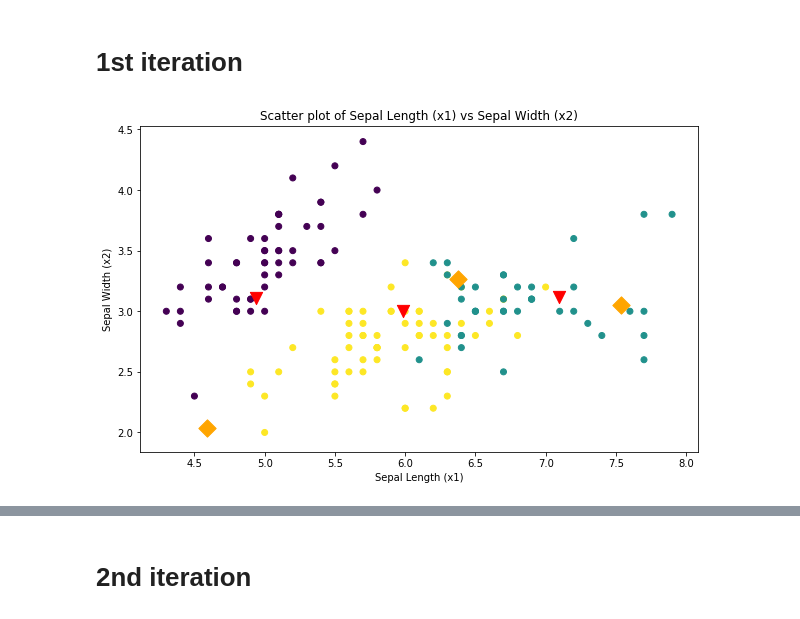
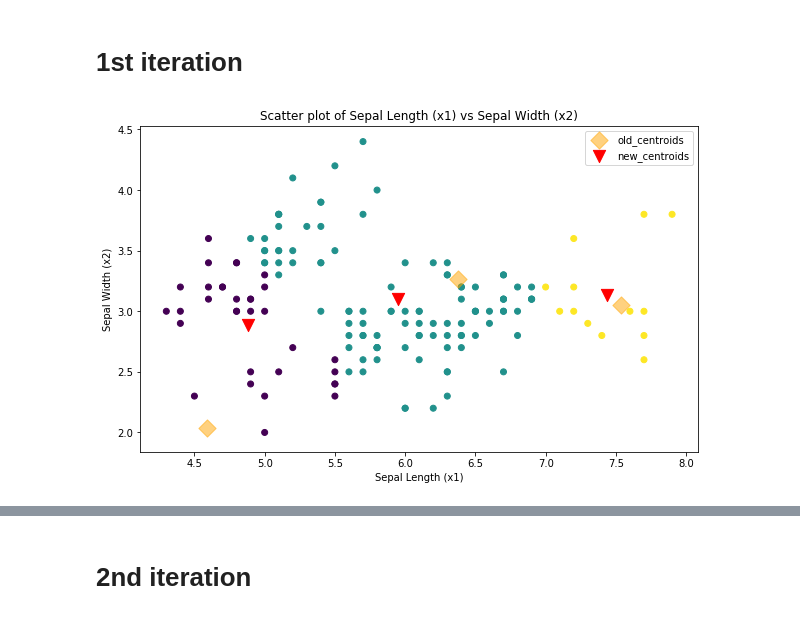
Before and after one commit to xslittlemaggie/ML-DL-Algorithm-Notes, a Jupyter notebook: K-Means from scratch.ipynb, the cells around one changed output, grey strips where cells are left out. Cells and saved outputs as stored; diff of their text form; code cells hidden in the pictures.

```diff
--- a/K-Means from scratch.ipynb
+++ b/K-Means from scratch.ipynb
@@ -72,11 +72,11 @@ X.head()
 # %% [markdown]
 ## Step 2: A pilot study of Kmeans with two features
 # %%
-samples = iris.data
+data = iris.data
 target = iris.target
-x = samples[:, 0] # all rows first column
-y = samples[:, 1] # all rows second column
-sepal_length_width = np.array(list(zip(x, y)))
+x = data[:, 0]
+y = data[:, 1]
+sepal_length_width = data[:, :2]
 # %%
 plt.figure(figsize = (10, 6))
 plt.scatter(x, y)
@@ -159,0 +162,22 @@ We can get the index of the smallest distance of distance.
+# %%
+centroids_x_0 = [4.58936792, 6.37458669,  7.53819634]
+centroids_y_0 = [2.0333023, 3.2663497, 3.05149302]
+
+centroids_0 = [[4.58936792, 2.0333023], [6.37458669, 3.2663497], [7.53819634, 3.05149302]]
+
+for i in range(len(sepal_length_width)):
+  distances[0] = distance(sepal_length_width[i], centroids_0[0])
+  distances[1] = distance(sepal_length_width[i], centroids_0[1])
+  distances[2] = distance(sepal_length_width[i], centroids_0[2])
+  cluster = np.argmin(distances)
+  labels[i] = cluster
+
+# datapoints visualization with the initial points
+plt.figure(figsize = (10, 6))
+plt.scatter(x, y, c = labels)
+plt.scatter(centroids_x_0, centroids_y_0, marker='D', s=150, c = "orange")
+plt.title("Scatter plot of Sepal Length (x1) vs Sepal Width (x2)")
+plt.xlabel("Sepal Length (x1)")
+plt.ylabel("Sepal Width (x2)")
+plt.savefig("p2")
+plt.show()
@@ -162,28 +188,29 @@ We can get the index of the smallest distance of distance.
 # %%
 centroids_0 = [[4.58936792, 2.0333023], [6.37458669, 3.2663497], [7.53819634, 3.05149302]]
 
 for i in range(len(sepal_length_width)):
   distances[0] = distance(sepal_length_width[i], centroids_0[0])
   distances[1] = distance(sepal_length_width[i], centroids_0[1])
   distances[2] = distance(sepal_length_width[i], centroids_0[2])
   cluster = np.argmin(distances)
   labels[i] = cluster
 
 centroids_x_0 = [4.58936792,6.37458669, 7.53819634]
 centroids_y_0 = [2.0333023, 3.2663497, 3.05149302]
 
 centroids_x_1 = [x[(labels == 0)].mean(), x[(labels == 1)].mean(), x[(labels == 2)].mean()]
 centroids_y_1 = [y[(labels == 0)].mean(), y[(labels == 1)].mean(), y[(labels == 2)].mean()]
 
 plt.figure(figsize = (10, 6))
 plt.scatter(x, y, c = labels)
-plt.scatter(centroids_x_0, centroids_y_0, marker='D', c = "orange", s=150)
-plt.scatter(centroids_x_1, centroids_y_1, marker='v', c = "red", s=150)
+plt.scatter(centroids_x_0, centroids_y_0, marker='D', c = "orange", s=150, alpha = 0.5, label = "old_centroids")
+plt.scatter(centroids_x_1, centroids_y_1, marker='v', c = "red", s=150, label = "new_centroids")
 
+plt.legend()
 plt.title("Scatter plot of Sepal Length (x1) vs Sepal Width (x2)")
 plt.xlabel("Sepal Length (x1)")
 plt.ylabel("Sepal Width (x2)")
 plt.savefig("p2")
 plt.show()
 # %% [output]
-[figure, old version]
+[figure, new version]
```
Also changed, not shown: parts of 17 cells of this notebook.
